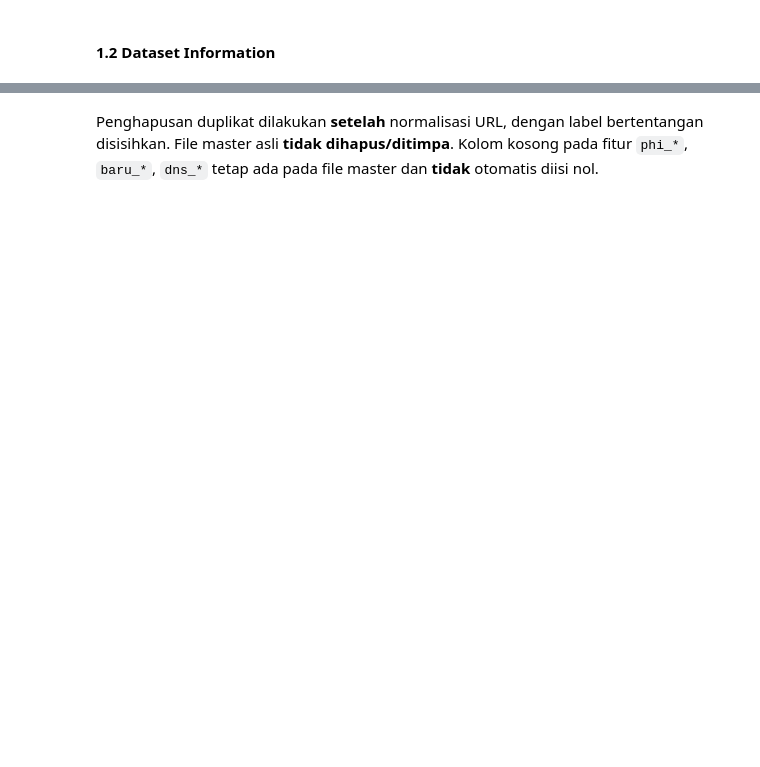
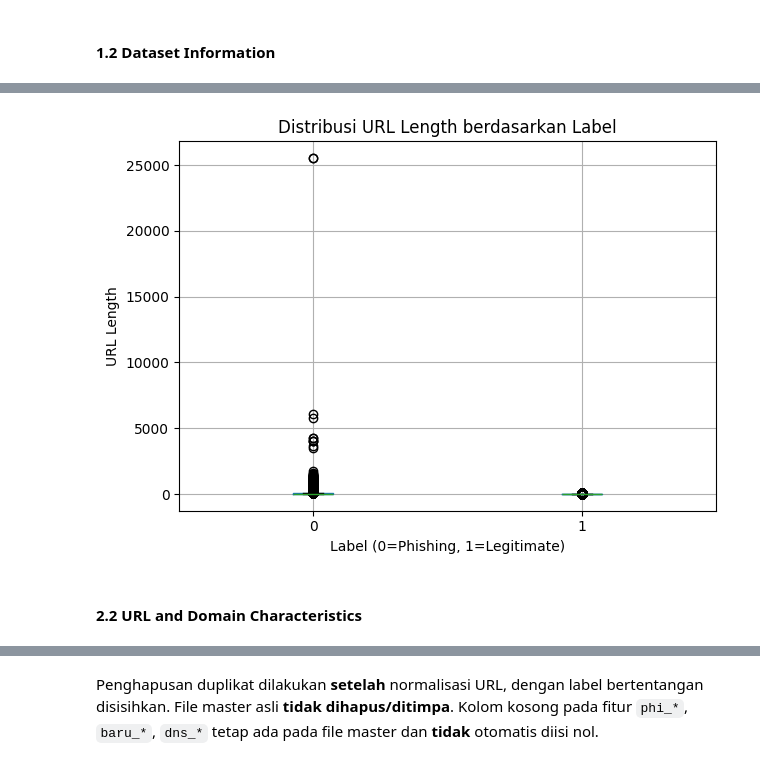
Before and after one commit to makraev06/proyek-metopen, a Jupyter notebook: v2.ipynb, the cells around one changed output, grey strips where cells are left out. Drawn from its saved outputs; the diff is of its cells as text; code cells hidden in the pictures; blank space fills up the shorter version.

```diff
--- a/v2.ipynb
+++ b/v2.ipynb
@@ -94,0 +279,12 @@ print('\nDuplikat URL mentah:', df['URL'].duplicated().sum())
+# %%
+df.boxplot(column='URLLength', by='label')
+plt.title('Distribusi URL Length berdasarkan Label')
+plt.suptitle('')
+plt.xlabel('Label (0=Phishing, 1=Legitimate)')
+plt.ylabel('URL Length')
+plt.tight_layout()
+plt.show()
+# %% [output]
+[figure, added]
+# %% [markdown]
+#### **2.2 URL and Domain Characteristics**
```
Also changed, not shown: parts of 149 cells of this notebook, 13 other files.
